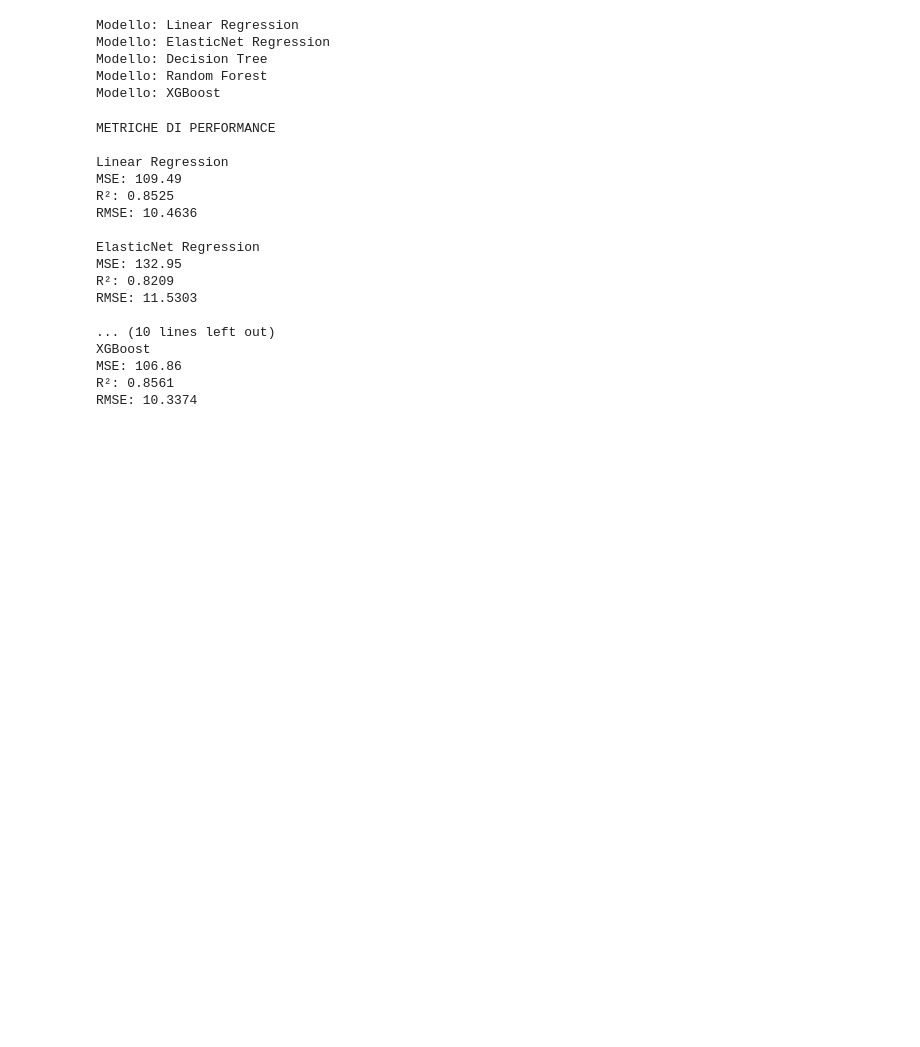
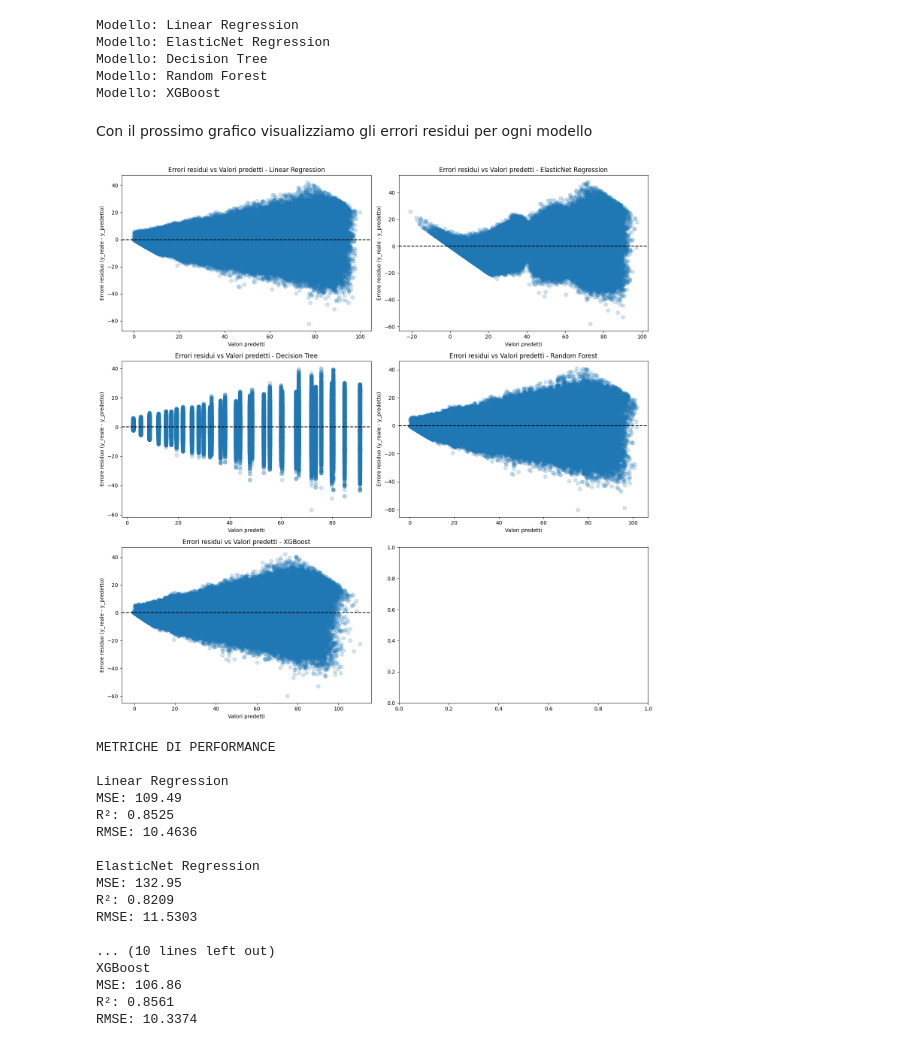
Before and after one commit to mtttia/data_intensive_project, a Jupyter notebook: notebook.ipynb, the cells around one changed output. Drawn from its saved outputs; the diff is of its cells as text; code cells hidden in the pictures; blank space fills up the shorter version.

Commit message:
added residual errors plot

```diff
--- a/notebook.ipynb
+++ b/notebook.ipynb
@@ -599,6 +599,26 @@ Modello: ElasticNet Regression
 Modello: Decision Tree
 Modello: Random Forest
 Modello: XGBoost
+# %% [markdown]
+Con il prossimo grafico visualizziamo gli errori residui per ogni modello
+# %%
+fig, axes = plt.subplots(3, 2, figsize=(15, 15))
+axes = axes.ravel()
+i = 0
+for name, model in models.items():
+    y_pred = results[name]['pipe'].predict(X_test)
+    residuals = y_test - y_pred
+    axes[i].scatter(y_pred, residuals, alpha=0.2, s=50, label=name)
+    axes[i].axhline(0, color='black', linestyle='--')
+    axes[i].set_title("Errori residui vs Valori predetti - " + name)
+    axes[i].set_xlabel("Valori predetti")
+    axes[i].set_ylabel("Errore residuo (y_reale - y_predetto)")
+    i+=1
+
+plt.tight_layout()
+plt.show()
+# %% [output]
+[figure, added]
 # %%
 print("METRICHE DI PERFORMANCE")
 for name, metrics in results.items():
```
Also changed, not shown: parts of 1 cell of this notebook.
